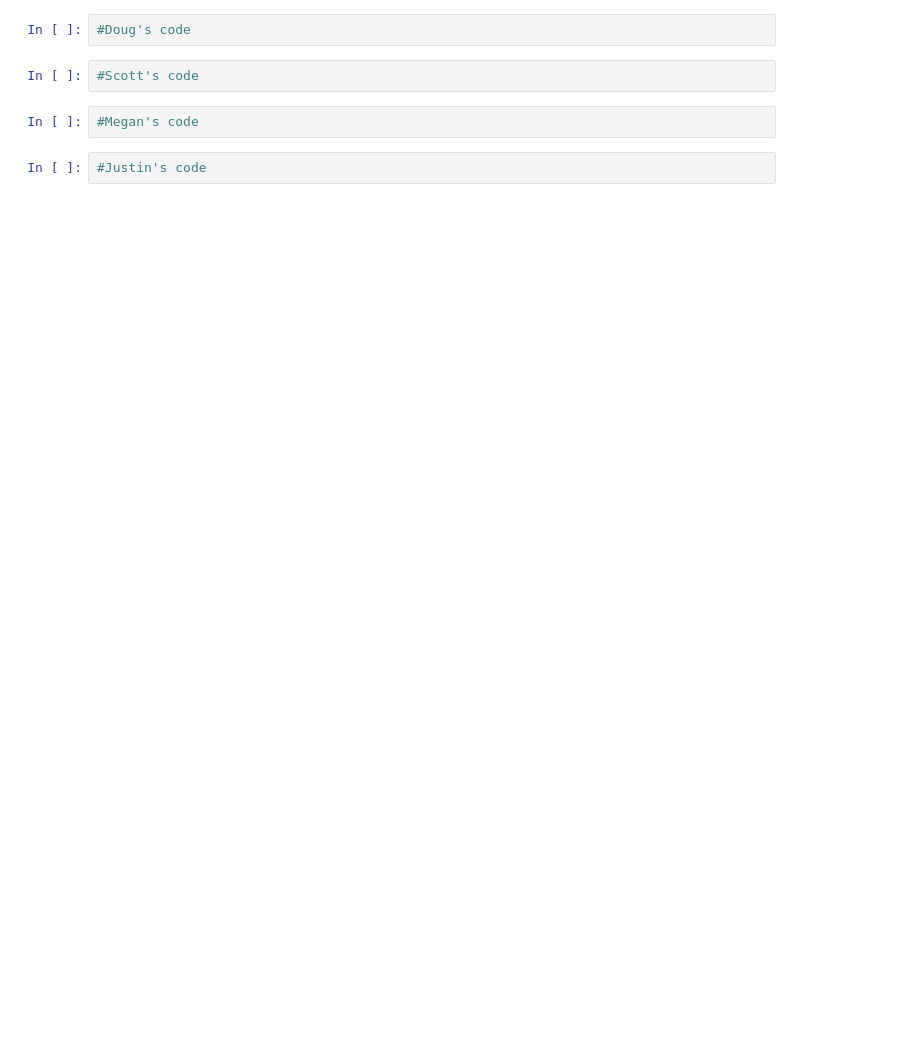
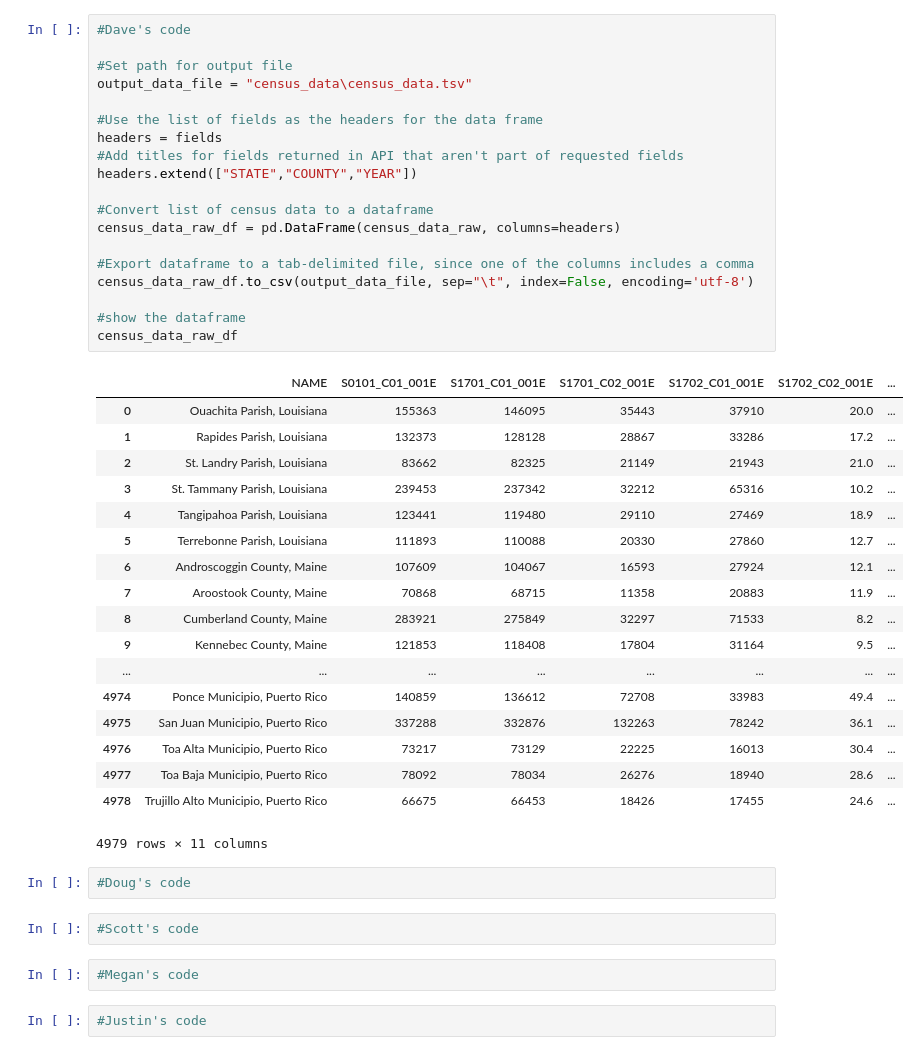
Before and after one commit to dkloepper/project-one, a Jupyter notebook: Notebook1.ipynb, the cells around one changed output. Cells and saved outputs as stored; diff of their text form; blank space fills up the shorter version.

Commit message:
Working pull from census API for all counties 2012-2017.

```diff
--- a/Notebook1.ipynb
+++ b/Notebook1.ipynb
@@ -3,3 +52,41 @@
+# %%
+#Dave's code
+
+#Set path for output file
+output_data_file = "census_data\census_data.tsv"
+
+#Use the list of fields as the headers for the data frame
+headers = fields
+#Add titles for fields returned in API that aren't part of requested fields
+headers.extend(["STATE","COUNTY","YEAR"])
+
+#Convert list of census data to a dataframe
+census_data_raw_df = pd.DataFrame(census_data_raw, columns=headers)
+
+#Export dataframe to a tab-delimited file, since one of the columns includes a comma
+census_data_raw_df.to_csv(output_data_file, sep="\t", index=False, encoding='utf-8')
+
+#show the dataframe
+census_data_raw_df
+# %% [output]
+|  | NAME | S0101_C01_001E | S1701_C01_001E | S1701_C02_001E | S1702_C01_001E | S1702_C02_001E | ... |
+| 0 | Ouachita Parish, Louisiana | 155363 | 146095 | 35443 | 37910 | 20.0 | ... |
+| 1 | Rapides Parish, Louisiana | 132373 | 128128 | 28867 | 33286 | 17.2 | ... |
+| 2 | St. Landry Parish, Louisiana | 83662 | 82325 | 21149 | 21943 | 21.0 | ... |
+| 3 | St. Tammany Parish, Louisiana | 239453 | 237342 | 32212 | 65316 | 10.2 | ... |
+| 4 | Tangipahoa Parish, Louisiana | 123441 | 119480 | 29110 | 27469 | 18.9 | ... |
+| 5 | Terrebonne Parish, Louisiana | 111893 | 110088 | 20330 | 27860 | 12.7 | ... |
+| 6 | Androscoggin County, Maine | 107609 | 104067 | 16593 | 27924 | 12.1 | ... |
+| 7 | Aroostook County, Maine | 70868 | 68715 | 11358 | 20883 | 11.9 | ... |
+| 8 | Cumberland County, Maine | 283921 | 275849 | 32297 | 71533 | 8.2 | ... |
+| 9 | Kennebec County, Maine | 121853 | 118408 | 17804 | 31164 | 9.5 | ... |
+| ... | ... | ... | ... | ... | ... | ... | ... |
+| 4974 | Ponce Municipio, Puerto Rico | 140859 | 136612 | 72708 | 33983 | 49.4 | ... |
+| 4975 | San Juan Municipio, Puerto Rico | 337288 | 332876 | 132263 | 78242 | 36.1 | ... |
+| 4976 | Toa Alta Municipio, Puerto Rico | 73217 | 73129 | 22225 | 16013 | 30.4 | ... |
+| 4977 | Toa Baja Municipio, Puerto Rico | 78092 | 78034 | 26276 | 18940 | 28.6 | ... |
+| 4978 | Trujillo Alto Municipio, Puerto Rico | 66675 | 66453 | 18426 | 17455 | 24.6 | ... |
+4979 rows × 11 columns
 # %%
 #Doug's code
 # %%
```
Also changed, not shown: parts of 3 cells of this notebook, 2 other files.
